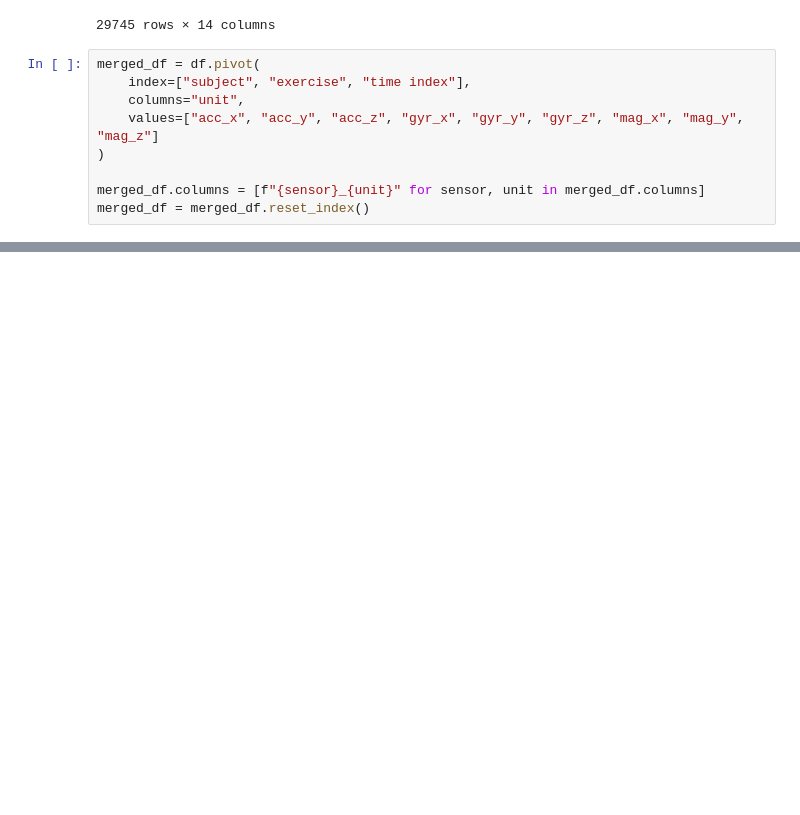
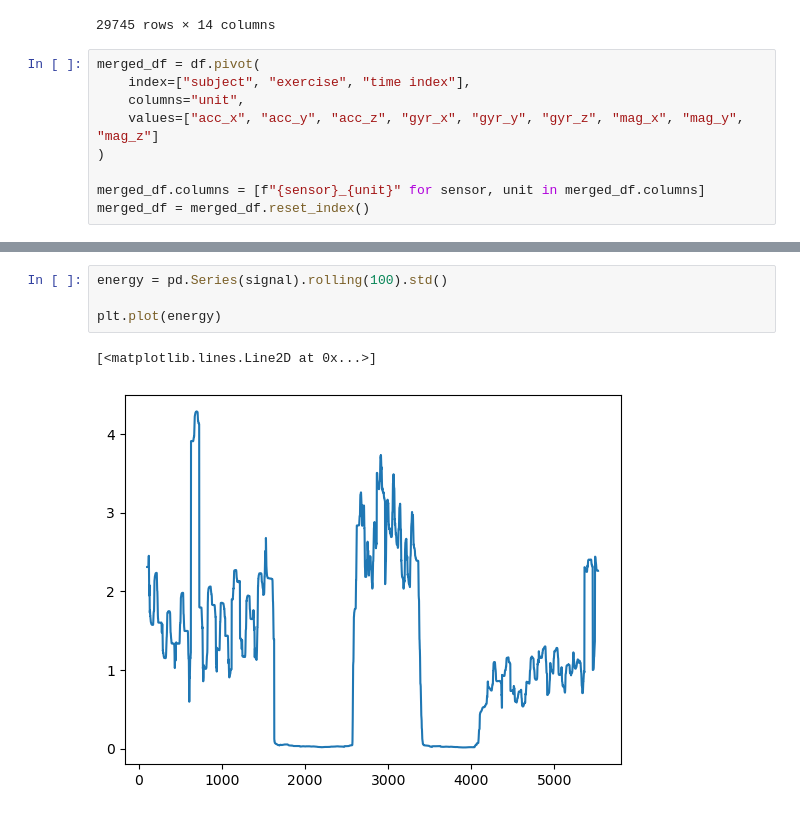
Before and after one commit to alessandrodipiano/wearable-sensor-exercise-recognition, a Jupyter notebook: notebooks/preprocessing.ipynb, the cells around one changed output, grey strips where cells are left out. Drawn from its saved outputs; the diff is of its cells as text; blank space fills up the shorter version.

```diff
--- a/notebooks/preprocessing.ipynb
+++ b/notebooks/preprocessing.ipynb
@@ -113,0 +210,7 @@ merged_df[(merged_df['subject']=='s1') & (merged_df['exercise']=='e1') ]
+# %%
+energy = pd.Series(signal).rolling(100).std()
+
+plt.plot(energy)
+# %% [output]
+[<matplotlib.lines.Line2D at 0x...>]
+[figure, added]
```
Also changed, not shown: parts of 7 cells of this notebook, 1 other file.
